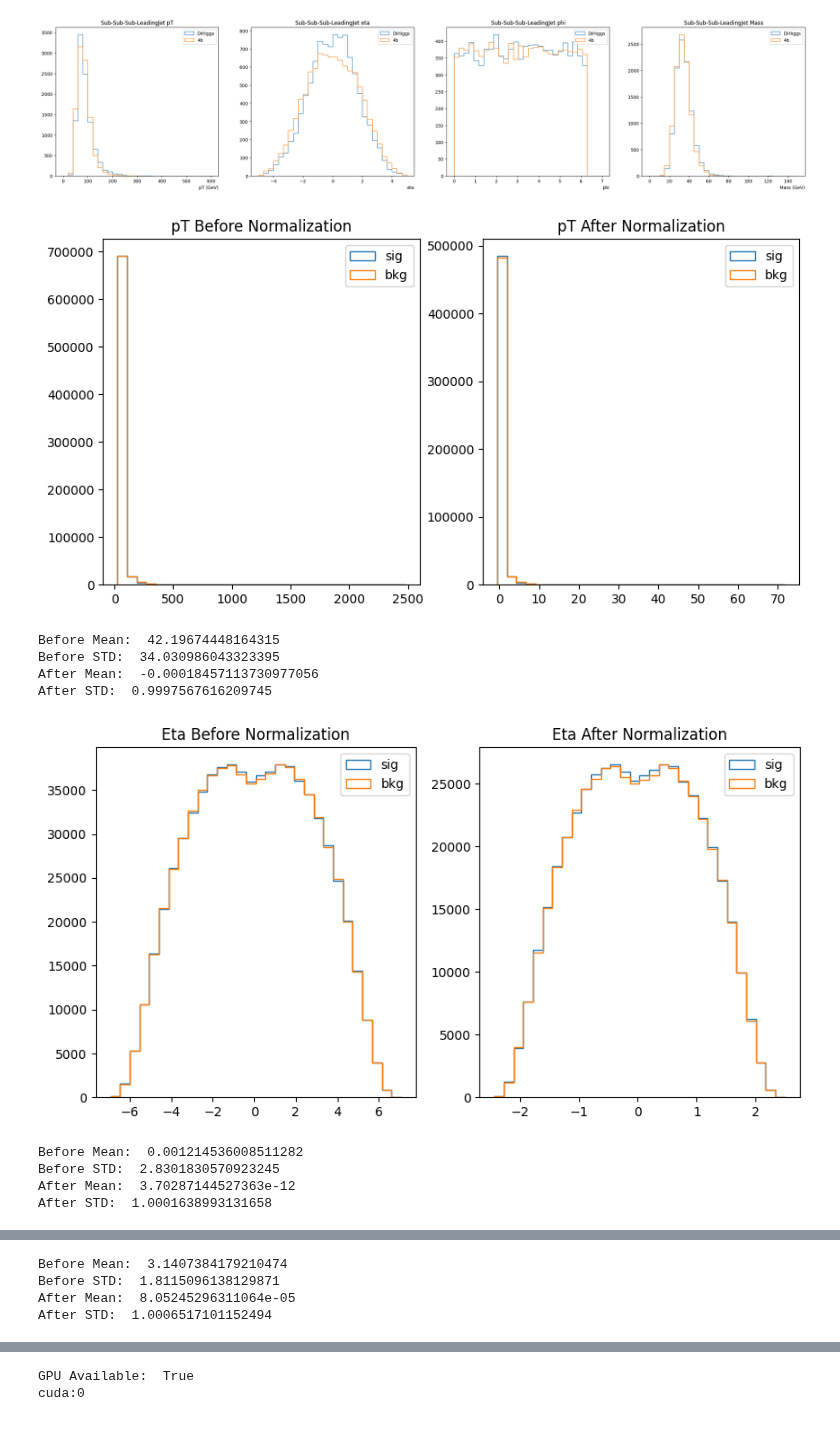
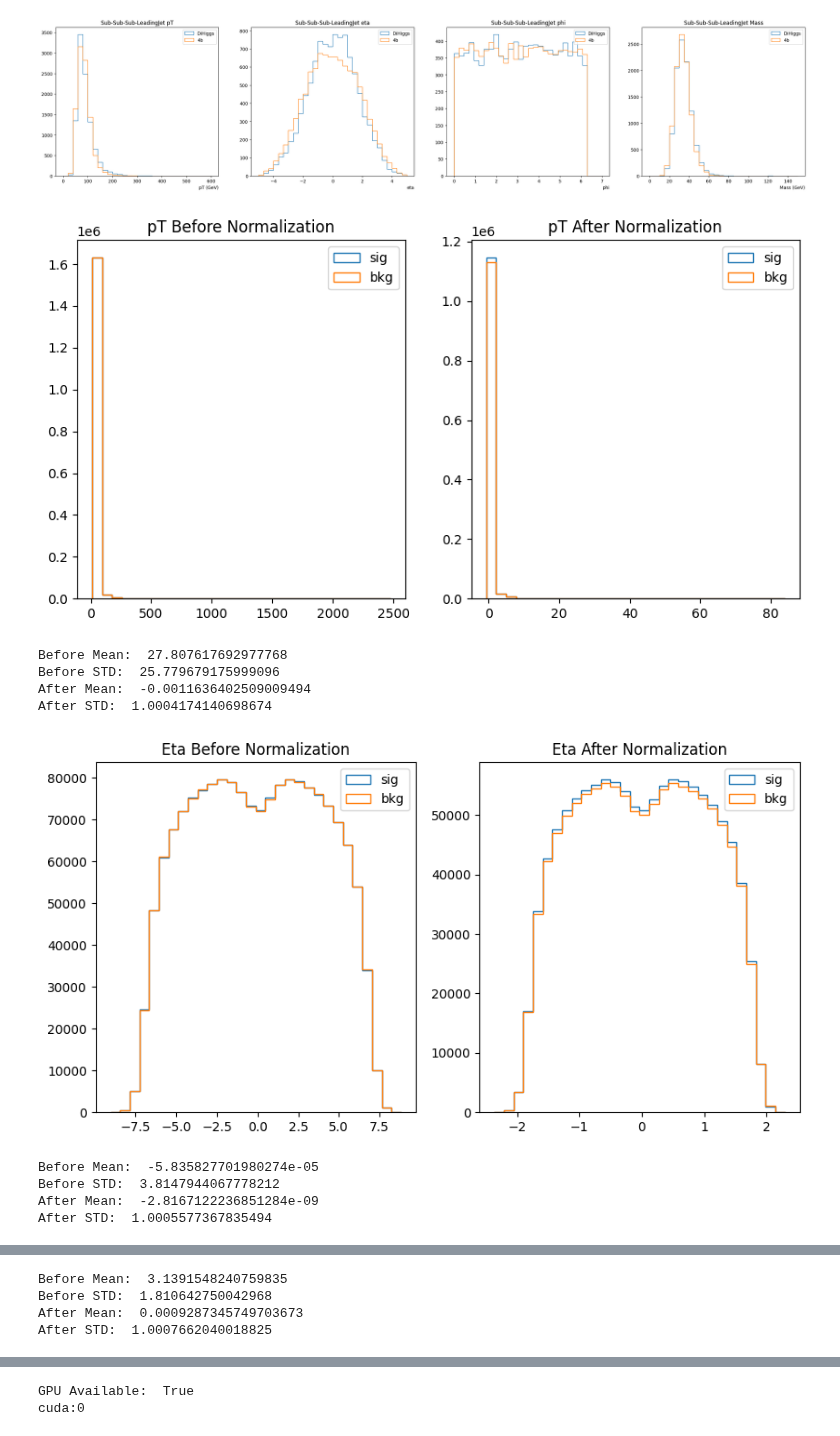
Before and after one commit to LukeV37/Pileup_Project, a Jupyter notebook: analysis/DiHiggs_4b_Attention_Classifier.ipynb, the cells around one changed output, grey strips where cells are left out. Saved outputs shown, nothing was run; the diff lists cells and outputs as text; code cells hidden in the pictures.

```diff
--- a/analysis/DiHiggs_4b_Attention_Classifier.ipynb
+++ b/analysis/DiHiggs_4b_Attention_Classifier.ipynb
@@ -24,14 +24,18 @@ with uproot.open("../pythia/output/dataset_diHiggs_mu60_NumEvents10k_MinJetpT25.
     jet_pufr_sig = f["jet_pufr_truth"].array()
     jet_label_sig = ak.ones_like(jet_pt_sig)
 
+    jet_likelihood_sig = f["jet_Likelihood"].array()
+
 # Load background sample into memory
-with uproot.open("../pythia/output/dataset_4b_FILTER60_mu60_NumEvents10k_MinJetpT25.root:fastjet") as f:
+with uproot.open("../pythia/output/dataset_4b_mu60_NumEvents10k_MinJetpT25.root:fastjet") as f:
     jet_pt_bkg = f["jet_pt"].array()
     jet_eta_bkg = f["jet_eta"].array()
     jet_phi_bkg = f["jet_phi"].array()
     jet_m_bkg = f["jet_m"].array()
     jet_pufr_bkg = f["jet_pufr_truth"].array()
     jet_label_bkg = ak.zeros_like(jet_pt_bkg)
+
+    jet_likelihood_bkg = f["jet_Likelihood"].array()
 # %%
 class Jet:
     """
@@ -39,13 +43,14 @@ class Jet:
     It also has many useful methods to assist with data processing.
     """
     def __init__(self, feats):
-        pt, eta, phi, m, pufr, label = feats
+        pt, eta, phi, m, pufr, label, likelihood = feats
         self.pt = pt
         self.eta = eta
         self.phi = phi
         self.m = m
         self.pufr = pufr
         self.label = label
+        self.likelihood = likelihood
 
     def __len__(self):
         return len(self.pt)
@@ -57,6 +62,7 @@ class Jet:
         self.m = self.m[mask]
         self.pufr = self.pufr[mask]
         self.label = self.label[mask]
+        self.likelihood = self.likelihood[mask]
 
     def return_event_idx(self):
         sig = (self.label==1)
@@ -83,7 +89,8 @@ class Jet:
         m = self.m[start_idx:stop_idx]
         pufr = self.pufr[start_idx:stop_idx]
         label = self.label[start_idx:stop_idx]
-        feats = [pt,eta,phi,m,pufr,label]
+        likelihood = self.likelihood[start_idx:stop_idx]
+        feats = [pt,eta,phi,m,pufr,label,likelihood]
         return Jet(feats)
 
     def return_dataset(self, feat_names):
@@ -92,12 +99,13 @@ class Jet:
         for feat in feat_names:
             feat_list.append(feats[feat][:,:,np.newaxis])
         data = ak.concatenate(feat_list, axis=2)
+        edges = self.likelihood
         labels = ak.mean(self.label,axis=1)
-        return data, labels
+        return [data, edges], labels
 # %%
 # Construct list of features
-feats_sig = [jet_pt_sig, jet_eta_sig, jet_phi_sig, jet_m_sig, jet_pufr_sig, jet_label_sig]
-feats_bkg = [jet_pt_bkg, jet_eta_bkg, jet_phi_bkg, jet_m_bkg, jet_pufr_bkg, jet_label_bkg]
+feats_sig = [jet_pt_sig, jet_eta_sig, jet_phi_sig, jet_m_sig, jet_pufr_sig, jet_label_sig, jet_likelihood_sig]
+feats_bkg = [jet_pt_bkg, jet_eta_bkg, jet_phi_bkg, jet_m_bkg, jet_pufr_bkg, jet_label_bkg, jet_likelihood_bkg]
 
 # Combined Signal and Background
 feats = []
@@ -114,4 +122,5 @@ print(jets.phi)
 print(jets.m)
 print(jets.pufr)
 print(jets.label)
+print(jets.likelihood)
 # %% [output]
@@ -211,41 +221,41 @@ X_train, y_train, X_val, y_val, X_test, y_test = test_val_train_split(jets)
 # %%
 # Validation plots
 var_list = ['pT','Eta','Phi','Mass']
 var_list_before = [jets.pt,jets.eta,jets.phi,jets.m,jets.pufr]
-var_list_after = [X_train[:,:,0],X_train[:,:,1],X_train[:,:,2],X_train[:,:,3]]
+var_list_after = [X_train[0][:,:,0],X_train[0][:,:,1],X_train[0][:,:,2],X_train[0][:,:,3]]
 
 for i in range(4):
     fig, (ax1, ax2) = plt.subplots(1, 2, figsize=(10, 5))
     var1 = var_list_before[i]
     mini=ak.min(var1)
     maxi=ak.max(var1)
     sig,bkg = jets.return_event_idx()
     ax1.hist(ak.ravel(var1[sig]),histtype='step',label='sig',bins=30,range=(mini,maxi))
     ax1.hist(ak.ravel(var1[bkg]),histtype='step',label='bkg',bins=30,range=(mini,maxi))
     ax1.set_title(var_list[i]+" Before Normalization")
     ax1.legend()
     var2 = var_list_after[i]
     mini=ak.min(var2)
     maxi=ak.max(var2)
     sig = (y_train==1)
     bkg = ~sig
     ax2.hist(ak.ravel(var2[sig]),histtype='step',label='sig',bins=30,range=(mini,maxi))
     ax2.hist(ak.ravel(var2[bkg]),histtype='step',label='bkg',bins=30,range=(mini,maxi))
     ax2.set_title(var_list[i]+" After Normalization")
     ax2.legend()
     plt.show()
     print("Before Mean: ", np.mean(var1))
     print("Before STD: ", np.std(var1))
     print("After Mean: ", np.mean(var2))
     print("After STD: ", np.std(var2))
 # %% [output]
-[figure, old version]
+[figure, new version]
-Before Mean:  42.19674448164315
-Before STD:  34.030986043323395
-After Mean:  -0.00018457113730977056
-After STD:  0.9997567616209745
+Before Mean:  27.807617692977768
+Before STD:  25.779679175999096
+After Mean:  -0.0011636402509009494
+After STD:  1.0004174140698674
-[figure, old version]
+[figure, new version]
-Before Mean:  0.001214536008511282
-Before STD:  2.8301830570923245
-After Mean:  3.70287144527363e-12
-After STD:  1.0001638993131658
+Before Mean:  -5.835827701980274e-05
+Before STD:  3.8147944067778212
+After Mean:  -2.8167122236851284e-09
+After STD:  1.0005577367835494
@@ -253,4 +263,4 @@ After STD:  1.0001638993131658
-Before Mean:  3.1407384179210474
-Before STD:  1.8115096138129871
-After Mean:  8.05245296311064e-05
-After STD:  1.0006517101152494
+Before Mean:  3.1391548240759835
+Before STD:  1.810642750042968
+After Mean:  0.0009287345749703673
+After STD:  1.0007662040018825
```
Also changed, not shown: parts of 10 cells of this notebook.
